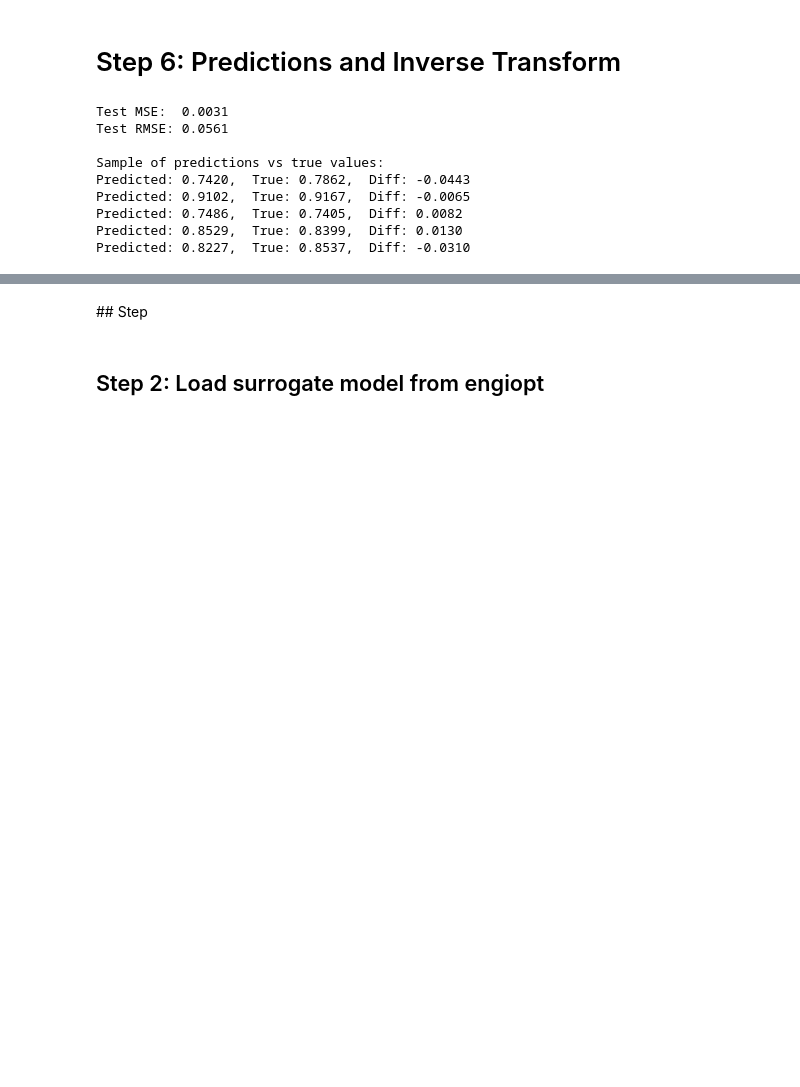
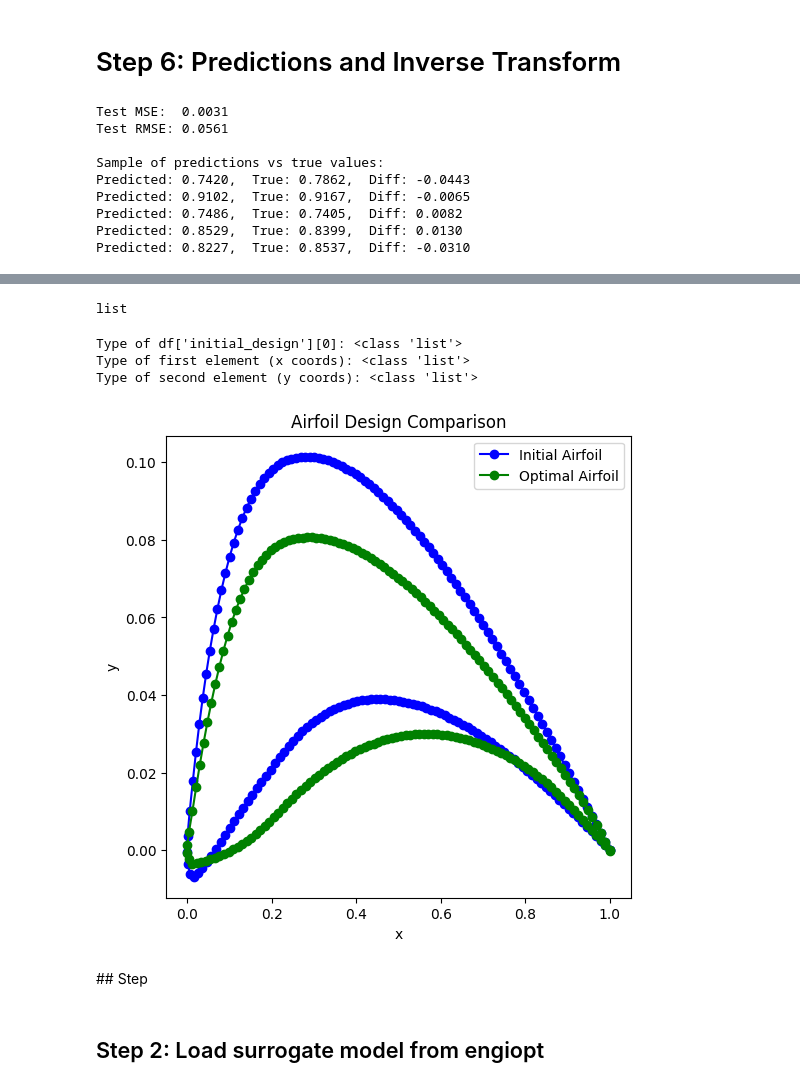
Before and after one commit to Psych17101/EngiOpt, a Jupyter notebook: tutorial_ann_tabular_regression.ipynb, the cells around one changed output, grey strips where cells are left out. Cells and saved outputs as stored; diff of their text form; code cells hidden in the pictures; blank space fills up the shorter version.

```diff
--- a/tutorial_ann_tabular_regression.ipynb
+++ b/tutorial_ann_tabular_regression.ipynb
@@ -420,0 +421,14 @@ Dataset saved to ./kiwi/airfoil_data.csv
+# %%
+import pandas as pd
+
+# Load the dataset from Hugging Face's raw CSV URL
+csv_url = "https://huggingface.co/datasets/IDEALLab/power_electronics_v0/resolve/main/dataset_v0_1.csv"
+
+# Read the CSV file into a pandas DataFrame
+df = pd.read_csv(csv_url)
+
+# Display the first few rows
+print(df.head())
+
+# Save it locally if needed
+df.to_csv("./data/power_electronics_v0_1.csv", index=False)
@@ -421,3 +449,38 @@ Dataset saved to ./kiwi/airfoil_data.csv
+# %%
+type(df["initial_design"][0][1])
+# %% [output]
+list
+# %%
+import numpy as np
+import matplotlib.pyplot as plt
+
+# Get the first entry for initial and optimal designs
+init_design = df["initial_design"].iloc[0]
+opt_design  = df["optimal_design"].iloc[0]
+
+# Verify the structure:
+print("Type of df['initial_design'][0]:", type(init_design))
+print("Type of first element (x coords):", type(init_design[0]))
+print("Type of second element (y coords):", type(init_design[1]))
+
+# Pair x and y coordinates for initial and optimal designs
+init_coords = np.column_stack((init_design[0], init_design[1]))
+opt_coords  = np.column_stack((opt_design[0], opt_design[1]))
+
+# Plot the designs
+plt.figure(figsize=(6,6))
+plt.plot(init_coords[:,0], init_coords[:,1], 'bo-', label="Initial Airfoil")
+plt.plot(opt_coords[:,0], opt_coords[:,1], 'go-', label="Optimal Airfoil")
+plt.xlabel("x")
+plt.ylabel("y")
+plt.title("Airfoil Design Comparison")
+plt.legend()
+plt.show()
+# %% [output]
+Type of df['initial_design'][0]: <class 'list'>
+Type of first element (x coords): <class 'list'>
+Type of second element (y coords): <class 'list'>
+[figure, added]
 # %% [markdown]
 ## Step
 # %% [markdown]
```
Also changed, not shown: parts of 6 cells of this notebook, 1 other file.
